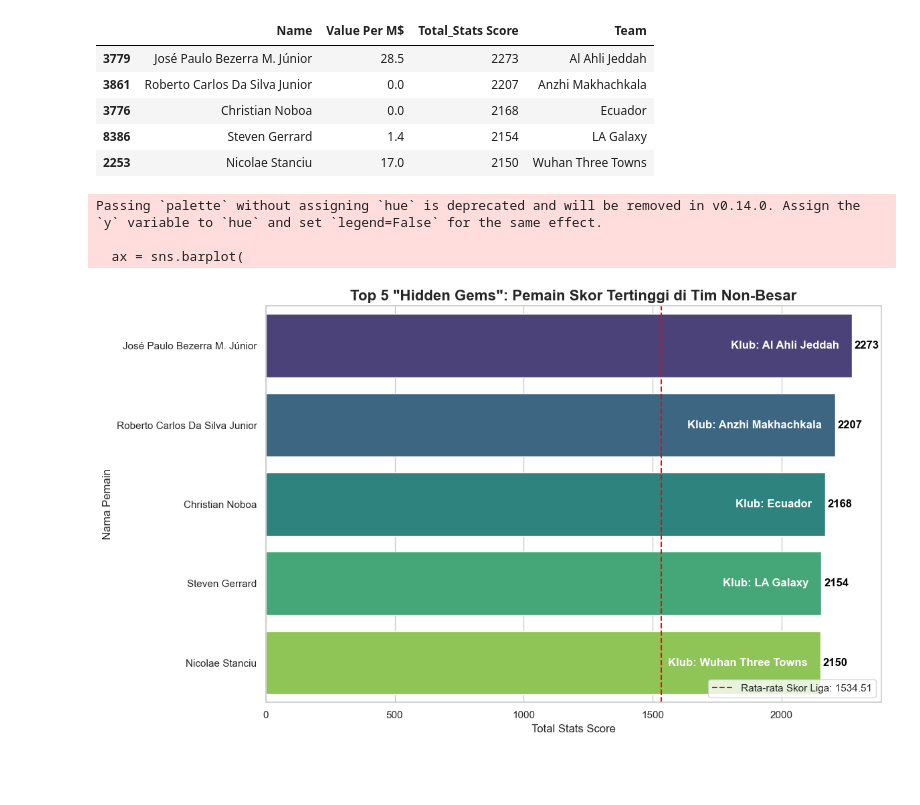
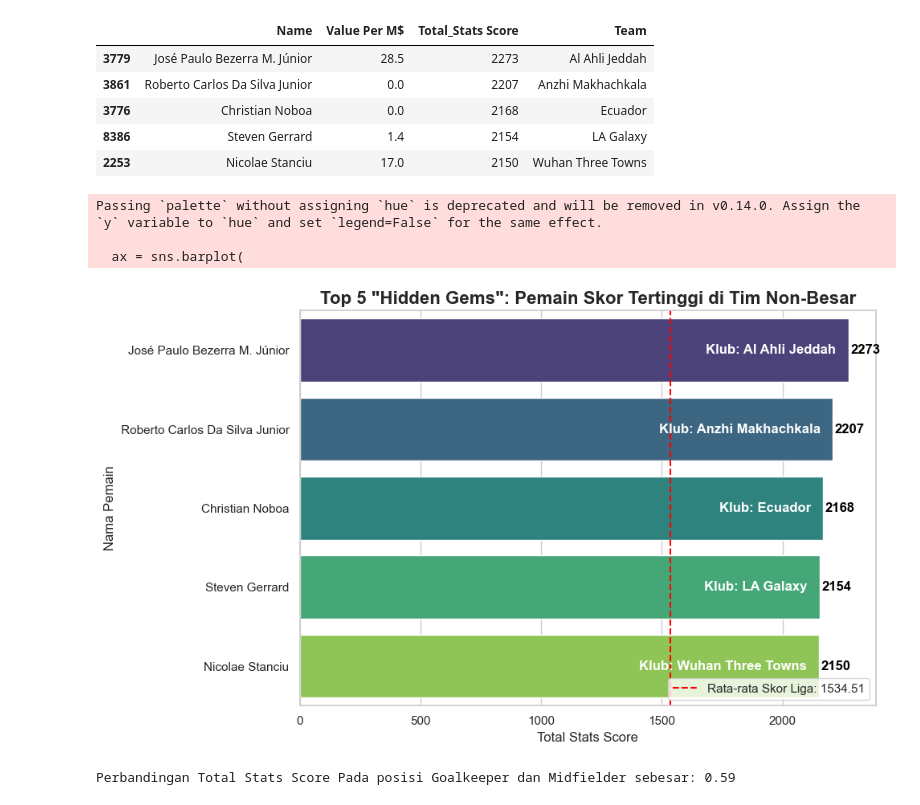
Before and after one commit to HafidzAfrieno/Project-Data-Analyst-Part-1, a Jupyter notebook: fifa_player_analyst.ipynb, the cells around one changed output. Saved outputs shown, nothing was run; the diff lists cells and outputs as text; code cells hidden in the pictures; blank space fills up the shorter version.

```diff
--- a/fifa_player_analyst.ipynb
+++ b/fifa_player_analyst.ipynb
@@ -500,38 +501,48 @@ Pemain dengan Total_Stats Score tertinggi namun tidak bermain di Team besar:
 # %%
 # 1. Atur gaya visual
 sns.set_theme(style="whitegrid")
-plt.figure(figsize=(12, 7))
+plt.figure(figsize=(10, 6))
 
 # 2. Buat Horizontal Bar Chart
 # Kita gunakan Total_Stats Score sebagai sumbu X dan Name sebagai sumbu Y
 ax = sns.barplot(
     data=sortPlayer,
     x='Total_Stats Score',
     y='Name',
     palette='viridis'
 )
 
 # 3. Tambahkan label nama klub di dalam batang
 for i, (value, team) in enumerate(zip(sortPlayer['Total_Stats Score'], sortPlayer['Team'])):
     ax.text(value - 50, i, f"Klub: {team}", color='white', va='center', fontweight='bold', ha='right')
 
 # 4. Tambahkan garis rata-rata liga sebagai referensi
 plt.axvline(mean_score, color='red', linestyle='--', label=f'Rata-rata Skor Liga: {mean_score:.2f}')
 
 # 5. Labeling
 plt.title('Top 5 "Hidden Gems": Pemain Skor Tertinggi di Tim Non-Besar', fontsize=16, fontweight='bold')
 plt.xlabel('Total Stats Score', fontsize=12)
 plt.ylabel('Nama Pemain', fontsize=12)
 plt.legend(loc='lower right')
 
 # Tambahkan nilai skor di ujung batang
 for i, v in enumerate(sortPlayer['Total_Stats Score']):
     ax.text(v + 10, i, str(v), color='black', va='center', fontweight='bold')
 
 plt.tight_layout()
 plt.show()
 # %% [output]
 Passing `palette` without assigning `hue` is deprecated and will be removed in v0.14.0. Assign the `y` variable to `hue` and set `legend=False` for the same effect.
 
   ax = sns.barplot(
-[figure, old version]
+[figure, new version]
+# %%
+# soal nomor 2
+data_position = df.groupby('Position')[['Total_Stats Score']].mean()
+mean_MF = data_position.loc[['CM','CAM','CDM','LM','RM']].mean()
+mean_GK = data_position.loc['GK']
+perbandiangan = (mean_GK / mean_MF).round(2)
+
+print(f"Perbandingan Total Stats Score Pada posisi Goalkeeper dan Midfielder sebesar: {perbandiangan.iloc[0]} ")
+# %% [output]
+Perbandingan Total Stats Score Pada posisi Goalkeeper dan Midfielder sebesar: 0.59
```
Also changed, not shown: parts of 14 cells of this notebook.
